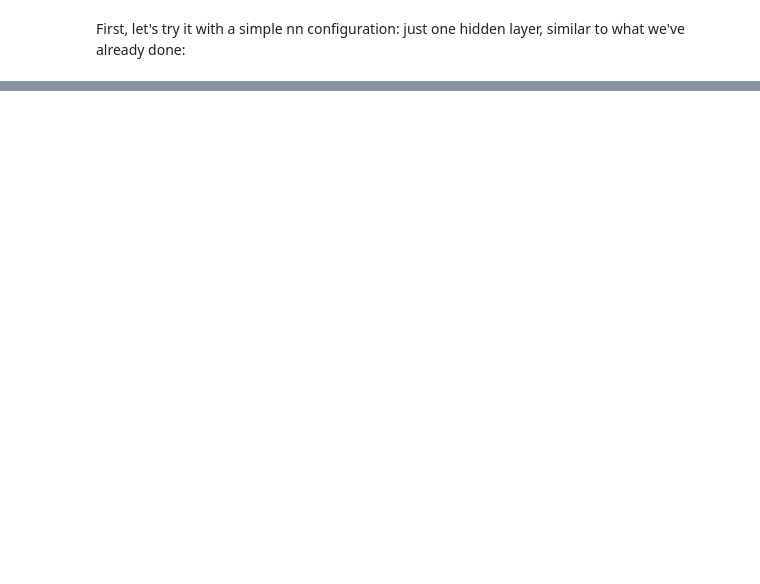
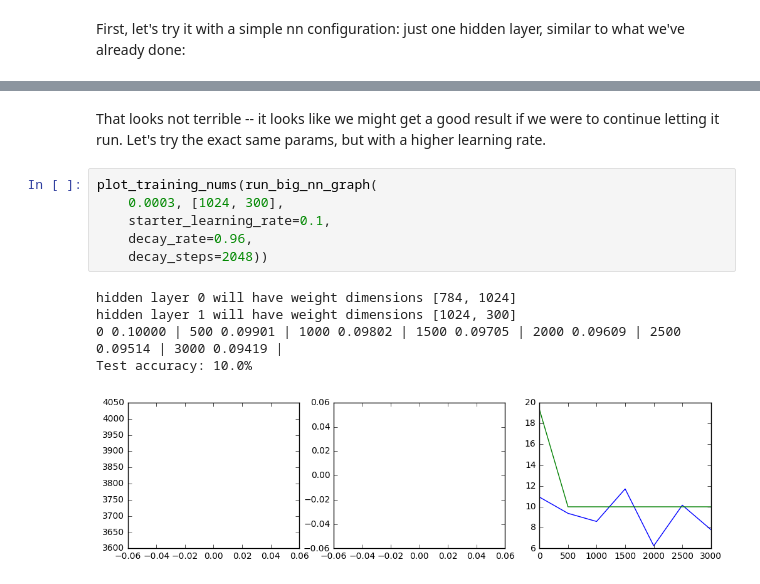
Before and after one commit to aduston/deeplearning, a Jupyter notebook: 3_regularization.ipynb, the cells around one changed output, grey strips where cells are left out. Drawn from its saved outputs; the diff is of its cells as text; blank space fills up the shorter version.

```diff
--- a/3_regularization.ipynb
+++ b/3_regularization.ipynb
@@ -393,0 +408,14 @@ Ouch, looks pretty bad! Is about as good as random guessing!
+# %% [markdown]
+That looks not terrible -- it looks like we might get a good result if we were to continue letting it run. Let's try the exact same params, but with a higher learning rate.
+# %%
+plot_training_nums(run_big_nn_graph(
+    0.0003, [1024, 300],
+    starter_learning_rate=0.1,
+    decay_rate=0.96,
+    decay_steps=2048))
+# %% [output]
+hidden layer 0 will have weight dimensions [784, 1024]
+hidden layer 1 will have weight dimensions [1024, 300]
+0 0.10000 | 500 0.09901 | 1000 0.09802 | 1500 0.09705 | 2000 0.09609 | 2500 0.09514 | 3000 0.09419 |
+Test accuracy: 10.0%
+[figure, added]
```
Also changed, not shown: parts of 20 cells of this notebook.
